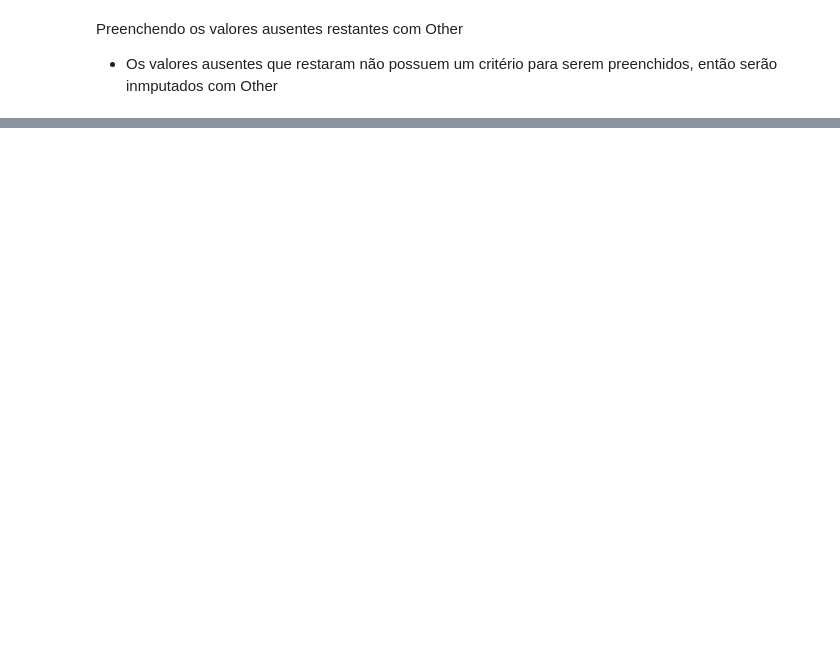
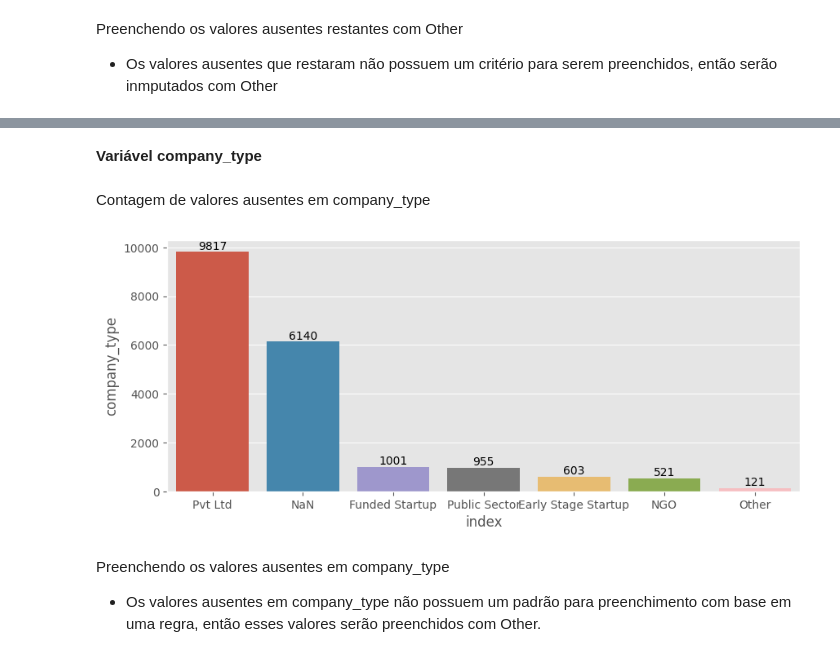
Before and after one commit to Blf100/Analise-de-Dados-RH, a Jupyter notebook: Análise_de_Dados_RH.ipynb, the cells around one changed output, grey strips where cells are left out. Drawn from its saved outputs; the diff is of its cells as text; code cells hidden in the pictures; blank space fills up the shorter version.

```diff
--- a/Análise_de_Dados_RH.ipynb
+++ b/Análise_de_Dados_RH.ipynb
@@ -648,0 +663,17 @@ plt.show()
+# %% [markdown]
+**Variável company_type**
+# %% [markdown]
+Contagem de valores ausentes em company_type
+# %%
+plt.figure(figsize=(10,4))
+sns.barplot(data=df_final.fillna('NaN')['company_type'].value_counts().reset_index(), x='index', y='company_type')
+
+for index, valor in enumerate(df_final.fillna('NaN')['company_type'].value_counts().reset_index()['company_type']):
+  plt.text(index, valor, str(valor), ha='center', va='bottom')
+plt.show()
+# %% [output]
+[figure, added]
+# %% [markdown]
+Preenchendo os valores ausentes em company_type
+
+* Os valores ausentes em company_type não possuem um padrão para preenchimento com base em uma regra, então esses valores serão preenchidos com Other.
```
Also changed, not shown: parts of 34 cells of this notebook.
